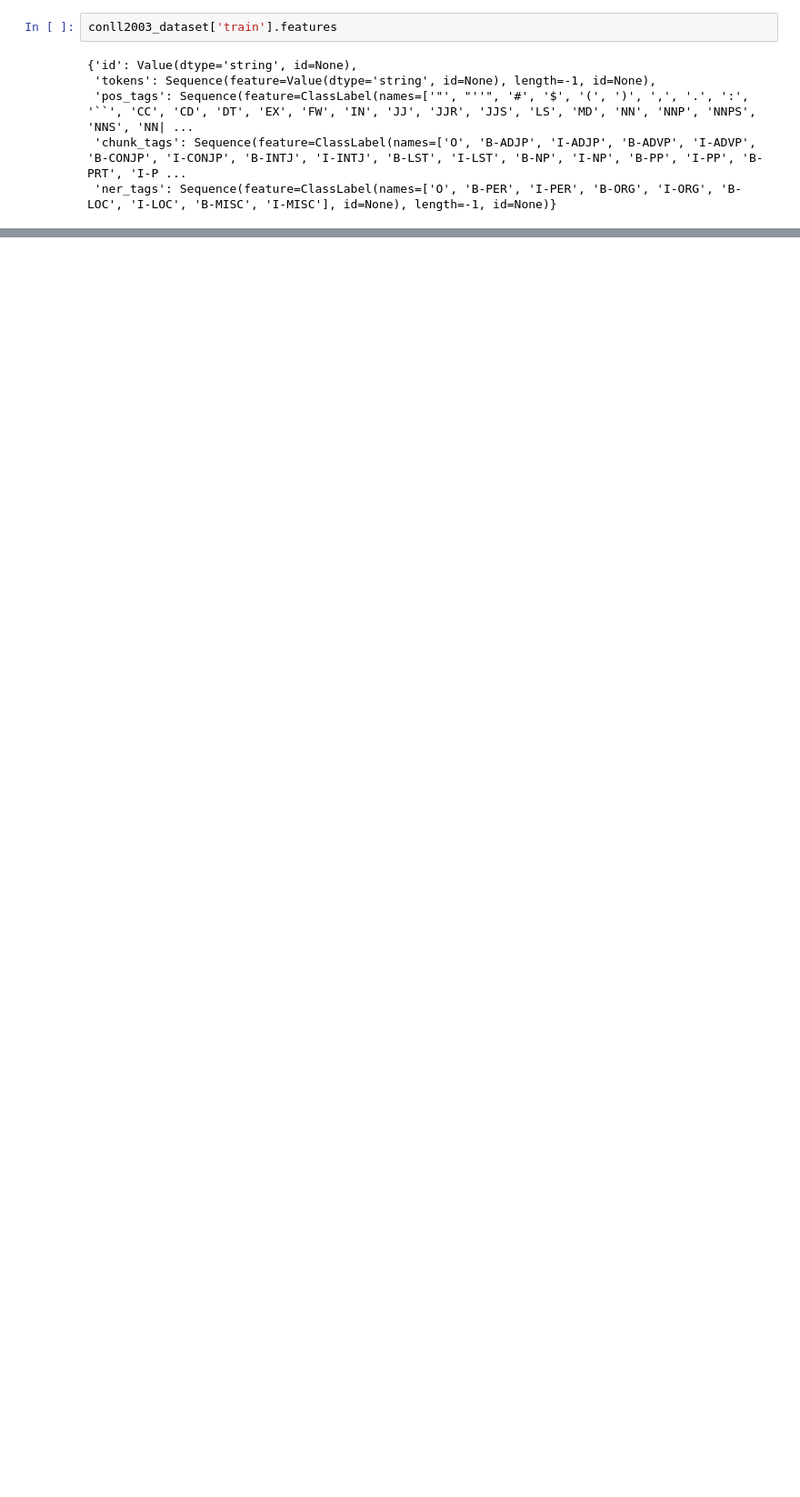
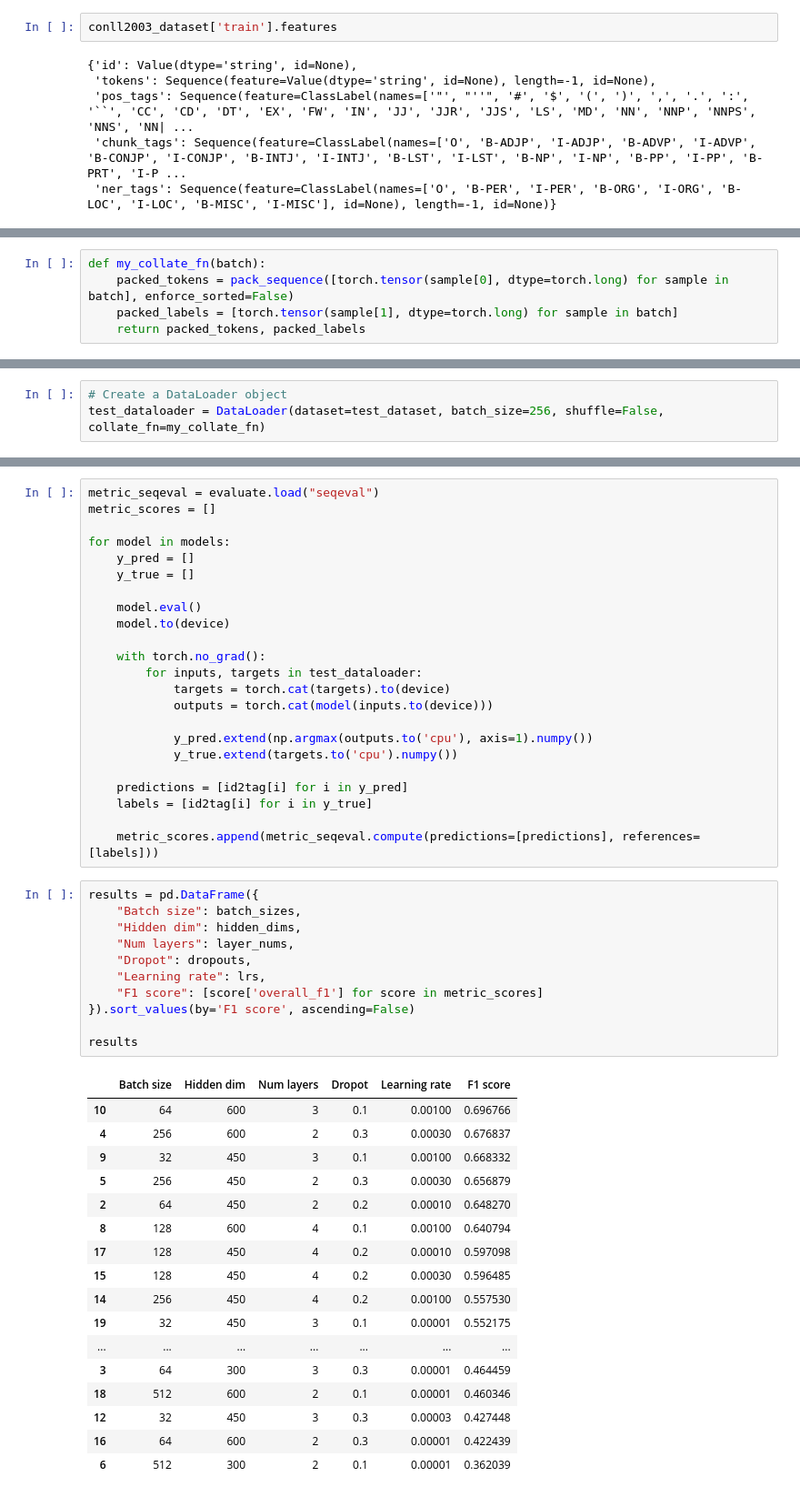
Before and after one commit to OmriGruman/conll2003-ner, a Jupyter notebook: main.ipynb, the cells around one changed output, grey strips where cells are left out. Shown: that part at 91% size. Saved outputs shown, nothing was run; the diff lists cells and outputs as text; blank space fills up the shorter version.

```diff
--- a/main.ipynb
+++ b/main.ipynb
@@ -580,0 +210,5 @@ results
+# %%
+def my_collate_fn(batch):
+    packed_tokens = pack_sequence([torch.tensor(sample[0], dtype=torch.long) for sample in batch], enforce_sorted=False)
+    packed_labels = [torch.tensor(sample[1], dtype=torch.long) for sample in batch]
+    return packed_tokens, packed_labels
@@ -580,0 +217,3 @@ results
+# %%
+# Create a DataLoader object
+test_dataloader = DataLoader(dataset=test_dataset, batch_size=256, shuffle=False, collate_fn=my_collate_fn)
@@ -580,0 +445,52 @@ results
+# %%
+metric_seqeval = evaluate.load("seqeval")
+metric_scores = []
+
+for model in models:
+    y_pred = []
+    y_true = []
+
+    model.eval()
+    model.to(device)
+
+    with torch.no_grad():
+        for inputs, targets in test_dataloader:
+            targets = torch.cat(targets).to(device)
+            outputs = torch.cat(model(inputs.to(device)))
+
+            y_pred.extend(np.argmax(outputs.to('cpu'), axis=1).numpy())
+            y_true.extend(targets.to('cpu').numpy())
+
+    predictions = [id2tag[i] for i in y_pred]
+    labels = [id2tag[i] for i in y_true]
+
+    metric_scores.append(metric_seqeval.compute(predictions=[predictions], references=[labels]))
+# %%
+results = pd.DataFrame({
+    "Batch size": batch_sizes,
+    "Hidden dim": hidden_dims,
+    "Num layers": layer_nums,
+    "Dropot": dropouts,
+    "Learning rate": lrs,
+    "F1 score": [score['overall_f1'] for score in metric_scores]
+}).sort_values(by='F1 score', ascending=False)
+
+results
+# %% [output]
+|  | Batch size | Hidden dim | Num layers | Dropot | Learning rate | F1 score |
+| 10 | 64 | 600 | 3 | 0.1 | 0.00100 | 0.696766 |
+| 4 | 256 | 600 | 2 | 0.3 | 0.00030 | 0.676837 |
+| 9 | 32 | 450 | 3 | 0.1 | 0.00100 | 0.668332 |
+| 5 | 256 | 450 | 2 | 0.3 | 0.00030 | 0.656879 |
+| 2 | 64 | 450 | 2 | 0.2 | 0.00010 | 0.648270 |
+| 8 | 128 | 600 | 4 | 0.1 | 0.00100 | 0.640794 |
+| 17 | 128 | 450 | 4 | 0.2 | 0.00010 | 0.597098 |
+| 15 | 128 | 450 | 4 | 0.2 | 0.00030 | 0.596485 |
+| 14 | 256 | 450 | 4 | 0.2 | 0.00100 | 0.557530 |
+| 19 | 32 | 450 | 3 | 0.1 | 0.00001 | 0.552175 |
+| ... | ... | ... | ... | ... | ... | ... |
+| 3 | 64 | 300 | 3 | 0.3 | 0.00001 | 0.464459 |
+| 18 | 512 | 600 | 2 | 0.1 | 0.00001 | 0.460346 |
+| 12 | 32 | 450 | 3 | 0.3 | 0.00003 | 0.427448 |
+| 16 | 64 | 600 | 2 | 0.3 | 0.00001 | 0.422439 |
+| 6 | 512 | 300 | 2 | 0.1 | 0.00001 | 0.362039 |
```
Also changed, not shown: parts of 105 cells of this notebook, 1 other file.
